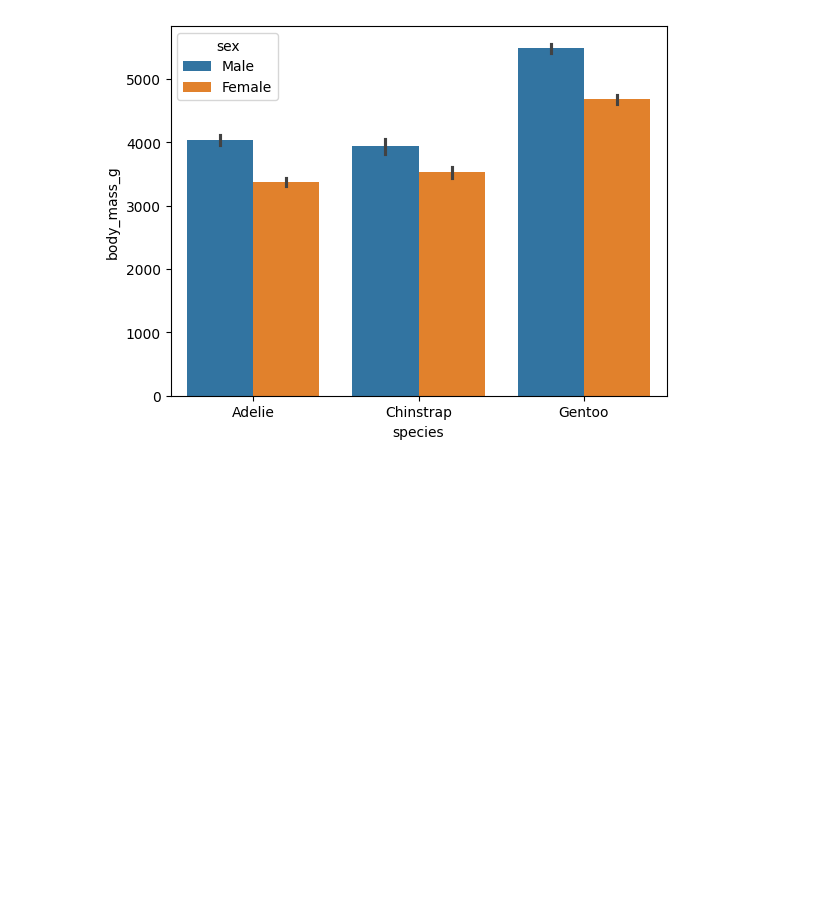
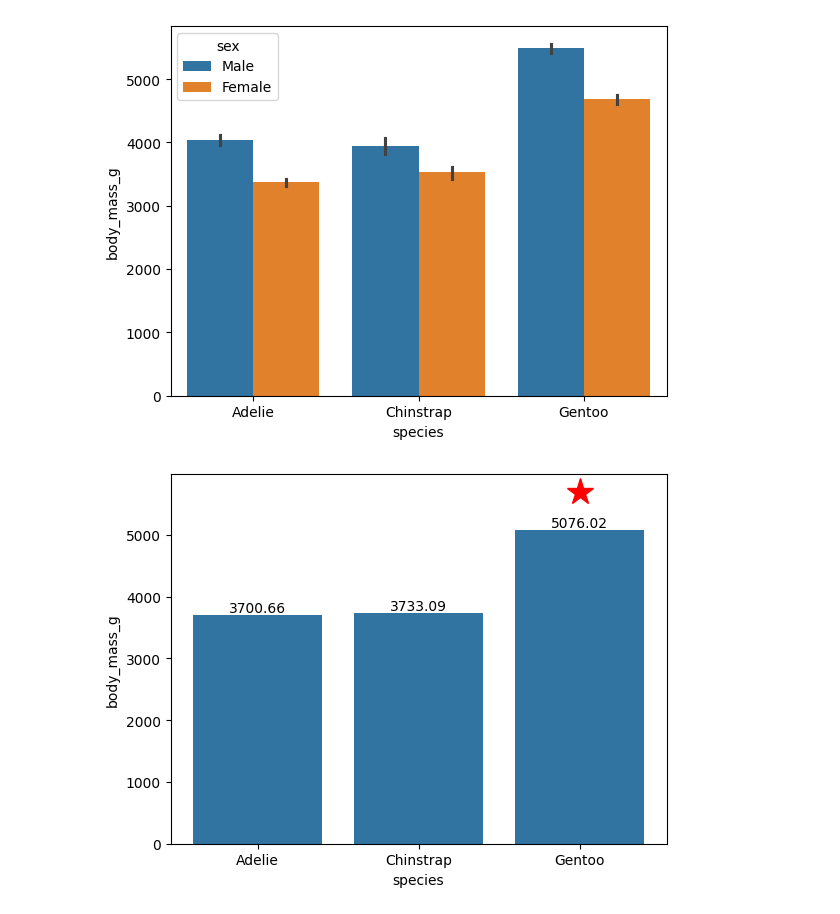
Before and after one commit to Rogerio-mack/IMT_CD_2024, a Jupyter notebook: Aula_20240502.ipynb, the cells around one changed output. Cells and saved outputs as stored; diff of their text form; code cells hidden in the pictures; blank space fills up the shorter version.

```diff
--- a/Aula_20240502.ipynb
+++ b/Aula_20240502.ipynb
@@ -155,3 +155,11 @@ sns.barplot(x='species',y='body_mass_g',hue='sex',data=df)
 plt.show()
 # %% [output]
 [figure]
+# %%
+ax = sns.barplot(x='species',y='body_mass_g',data=df, errorbar=None)
+ax.bar_label(ax.containers[0], fontsize=10)
+ax.plot(2, 5700, "*", markersize=20, color="r")
+
+plt.show()
+# %% [output]
+[figure, added]
```
Also changed, not shown: parts of 2 cells of this notebook.
